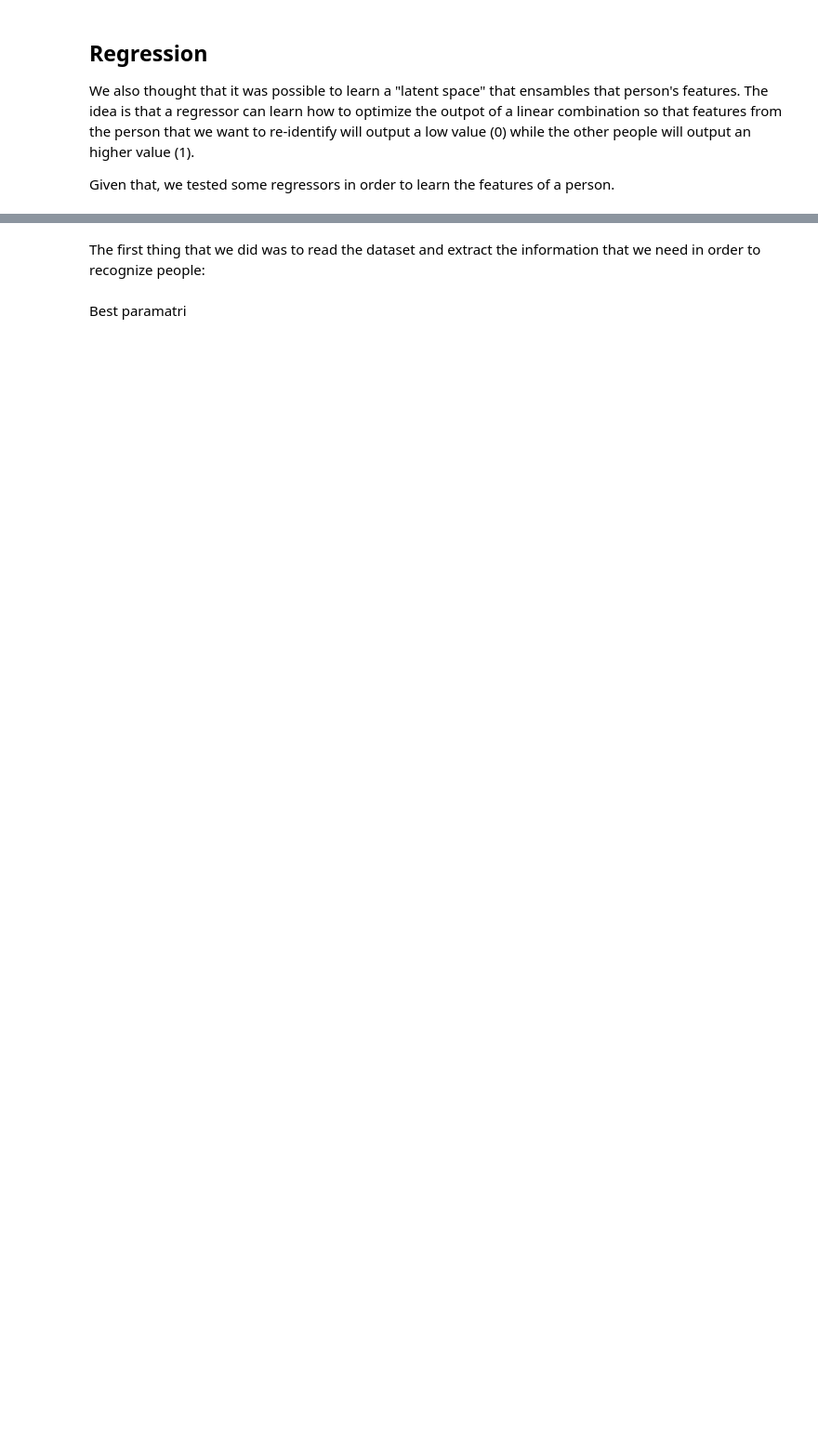
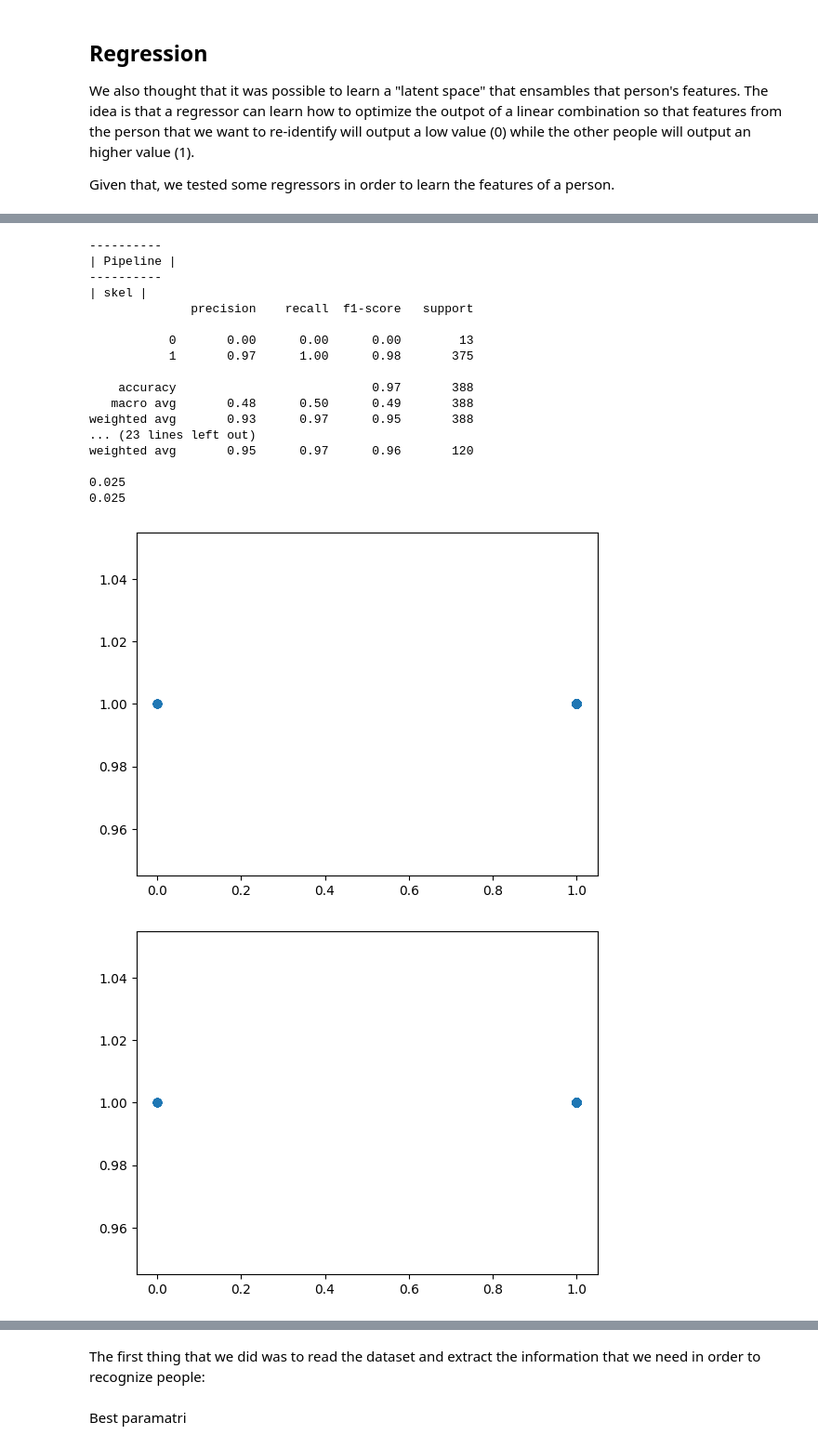
Before and after one commit to Andreus00/FDS, a Jupyter notebook: src/notebook.ipynb, the cells around one changed output, grey strips where cells are left out. Shown at 93% size. Saved outputs shown, nothing was run; the diff lists cells and outputs as text; code cells hidden in the pictures; blank space fills up the shorter version.

```diff
--- a/src/notebook.ipynb
+++ b/src/notebook.ipynb
@@ -480,0 +485,25 @@ m3 = Pipeline([("poly", PolynomialFeatures()), ("Regression", SVR())])
+# %%
+m1 = Pipeline([("poly", PolynomialFeatures()), ("scaler", StandardScaler()), ("Regression", SVC())])
+m2 = Pipeline([("poly", PolynomialFeatures()), ("scaler", StandardScaler()), ("Regression", SVC())])
+m3 = Pipeline([("poly", PolynomialFeatures()), ("scaler", StandardScaler()), ("Regression", SVC())])
+test_regression("Pipeline", m1, m2, m3, X_skel, X_clothes, X_face, X_skel_test, X_clothes_test, X_face_test, y_train, y_test, y_face, y_face_test, X_skel_logistic, X_clothes_logistic, X_face_logistic, X_skel_test_logistic, X_clothes_test_logistic, X_face_test_logistic, y_train_logistic, y_test_logistic, y_face_logistic, y_face_test_logistic)
+# %% [output]
+----------
+| Pipeline |
+----------
+| skel |
+              precision    recall  f1-score   support
+
+           0       0.00      0.00      0.00        13
+           1       0.97      1.00      0.98       375
+
+    accuracy                           0.97       388
+   macro avg       0.48      0.50      0.49       388
+weighted avg       0.93      0.97      0.95       388
+... (23 lines left out)
+weighted avg       0.95      0.97      0.96       120
+
+0.025
+0.025
+[figure, added]
+[figure, added]
```
Also changed, not shown: parts of 9 cells of this notebook, 2 other files.
